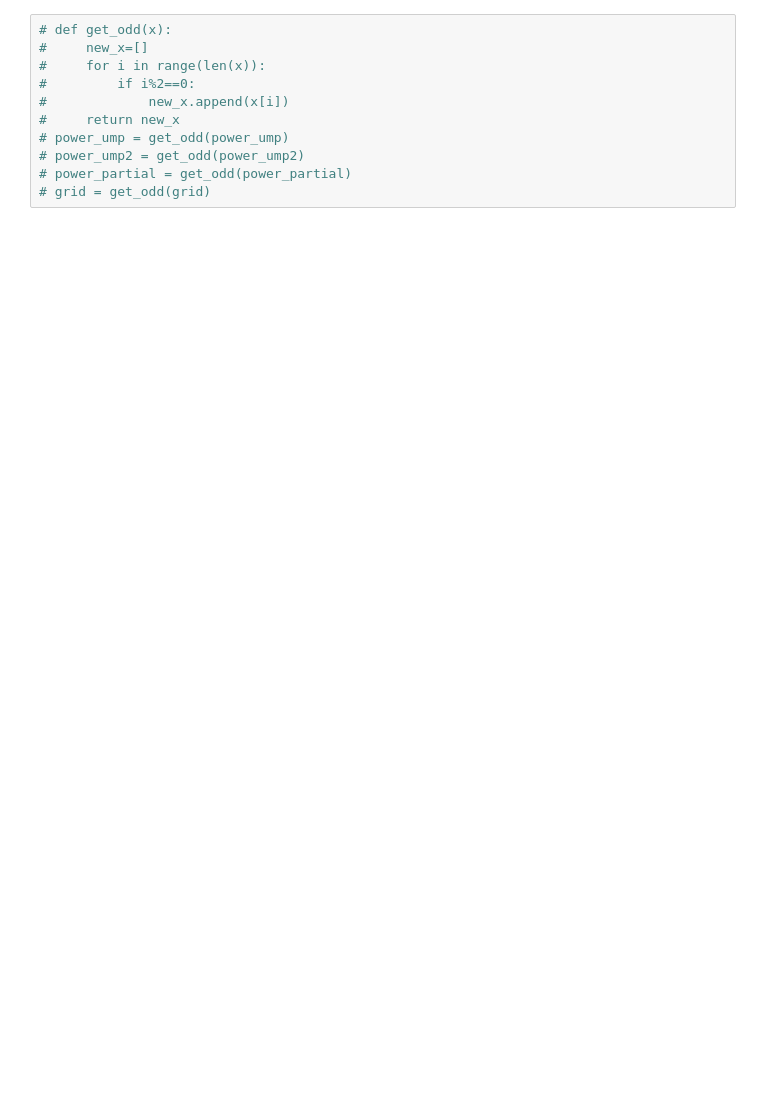
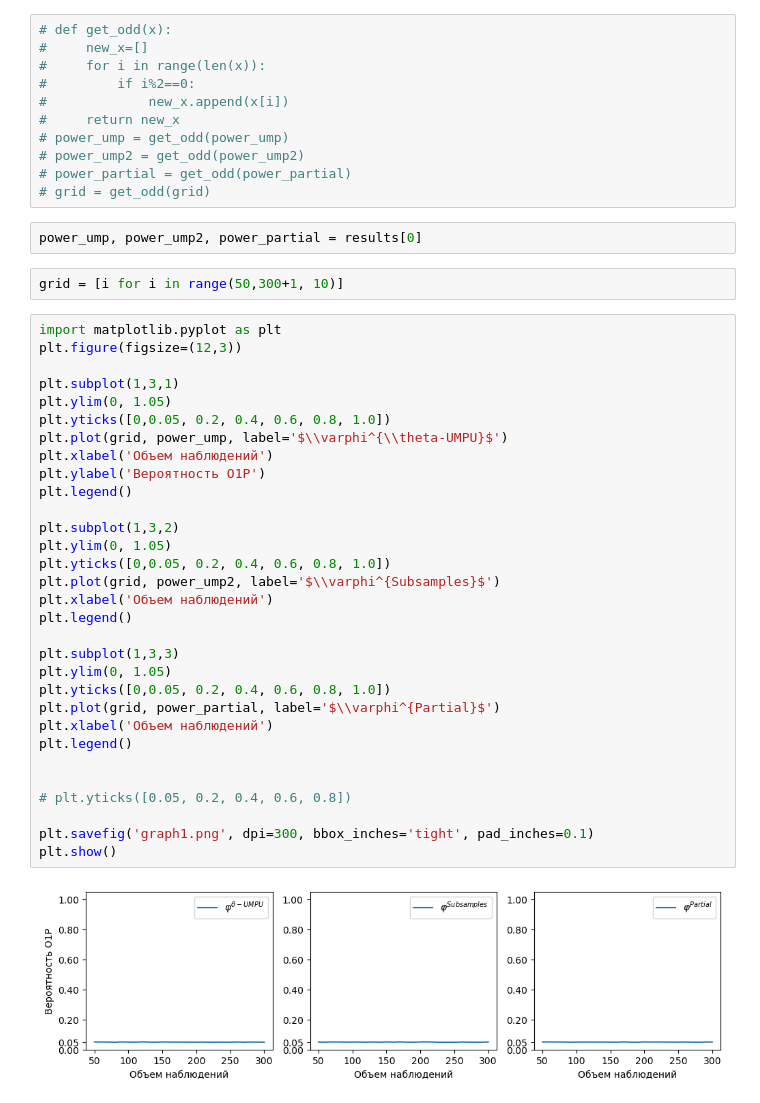
Before and after one commit to antonov1lya/diploma, a Jupyter notebook: code/testing.ipynb, the cells around one changed output. Saved outputs shown, nothing was run; the diff lists cells and outputs as text; blank space fills up the shorter version.

```diff
--- a/code/testing.ipynb
+++ b/code/testing.ipynb
@@ -112,4 +128,41 @@ power_ump,power_ump2,power_partial=results[0]
 # power_ump2 = get_odd(power_ump2)
 # power_partial = get_odd(power_partial)
 # grid = get_odd(grid)
+# %%
+power_ump, power_ump2, power_partial = results[0]
+# %%
+grid = [i for i in range(50,300+1, 10)]
+# %%
+import matplotlib.pyplot as plt
+plt.figure(figsize=(12,3))
+
+plt.subplot(1,3,1)
+plt.ylim(0, 1.05)
+plt.yticks([0,0.05, 0.2, 0.4, 0.6, 0.8, 1.0])
+plt.plot(grid, power_ump, label='$\\varphi^{\\theta-UMPU}$')
+plt.xlabel('Объем наблюдений')
+plt.ylabel('Вероятность О1Р')
+plt.legend()
+
+plt.subplot(1,3,2)
+plt.ylim(0, 1.05)
+plt.yticks([0,0.05, 0.2, 0.4, 0.6, 0.8, 1.0])
+plt.plot(grid, power_ump2, label='$\\varphi^{Subsamples}$')
+plt.xlabel('Объем наблюдений')
+plt.legend()
+
+plt.subplot(1,3,3)
+plt.ylim(0, 1.05)
+plt.yticks([0,0.05, 0.2, 0.4, 0.6, 0.8, 1.0])
+plt.plot(grid, power_partial, label='$\\varphi^{Partial}$')
+plt.xlabel('Объем наблюдений')
+plt.legend()
+
+
+# plt.yticks([0.05, 0.2, 0.4, 0.6, 0.8])
+
+plt.savefig('graph1.png', dpi=300, bbox_inches='tight', pad_inches=0.1)
+plt.show()
+# %% [output]
+[figure, added]
 # %%
```
Also changed, not shown: parts of 9 cells of this notebook, 19 other files.
